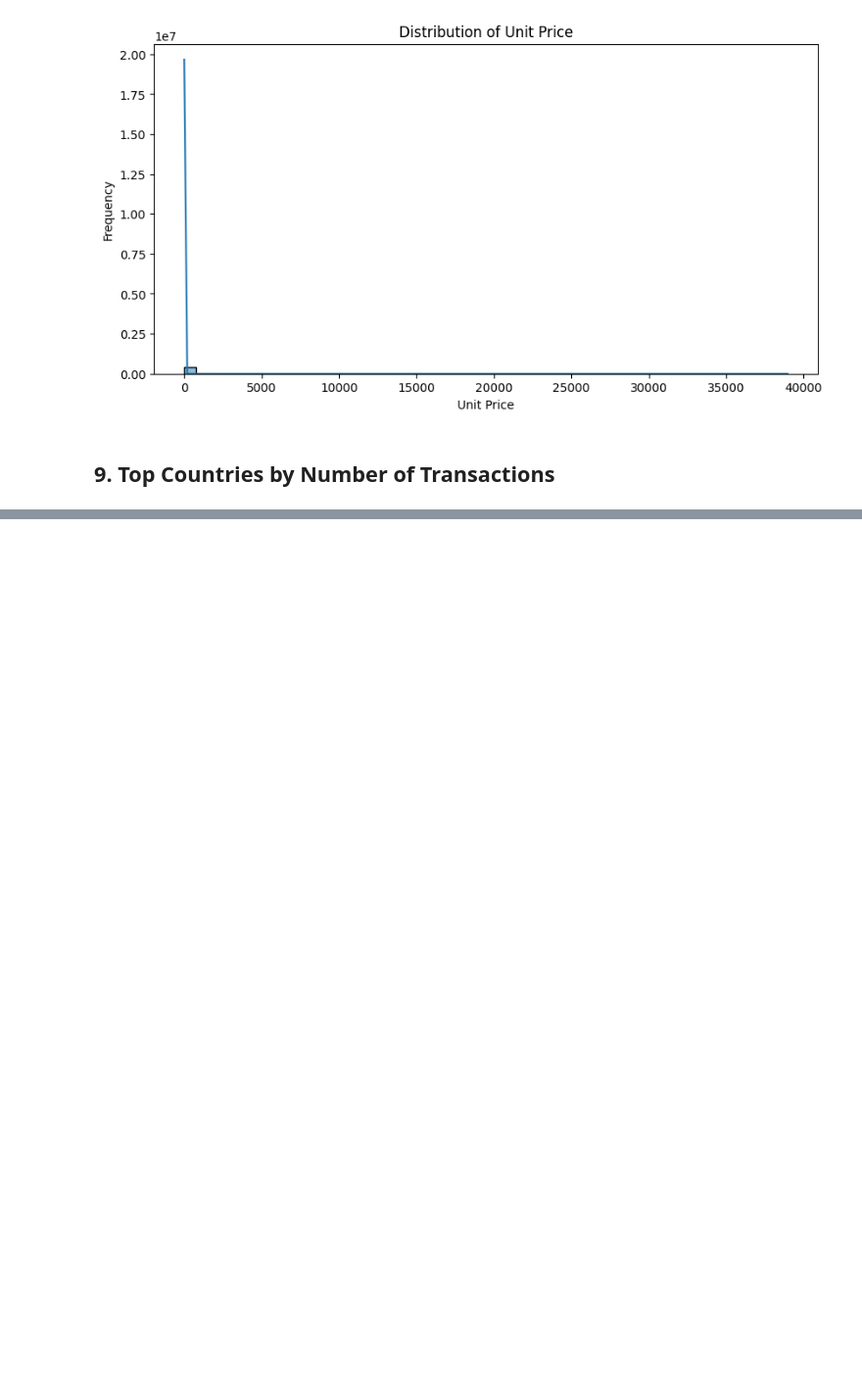
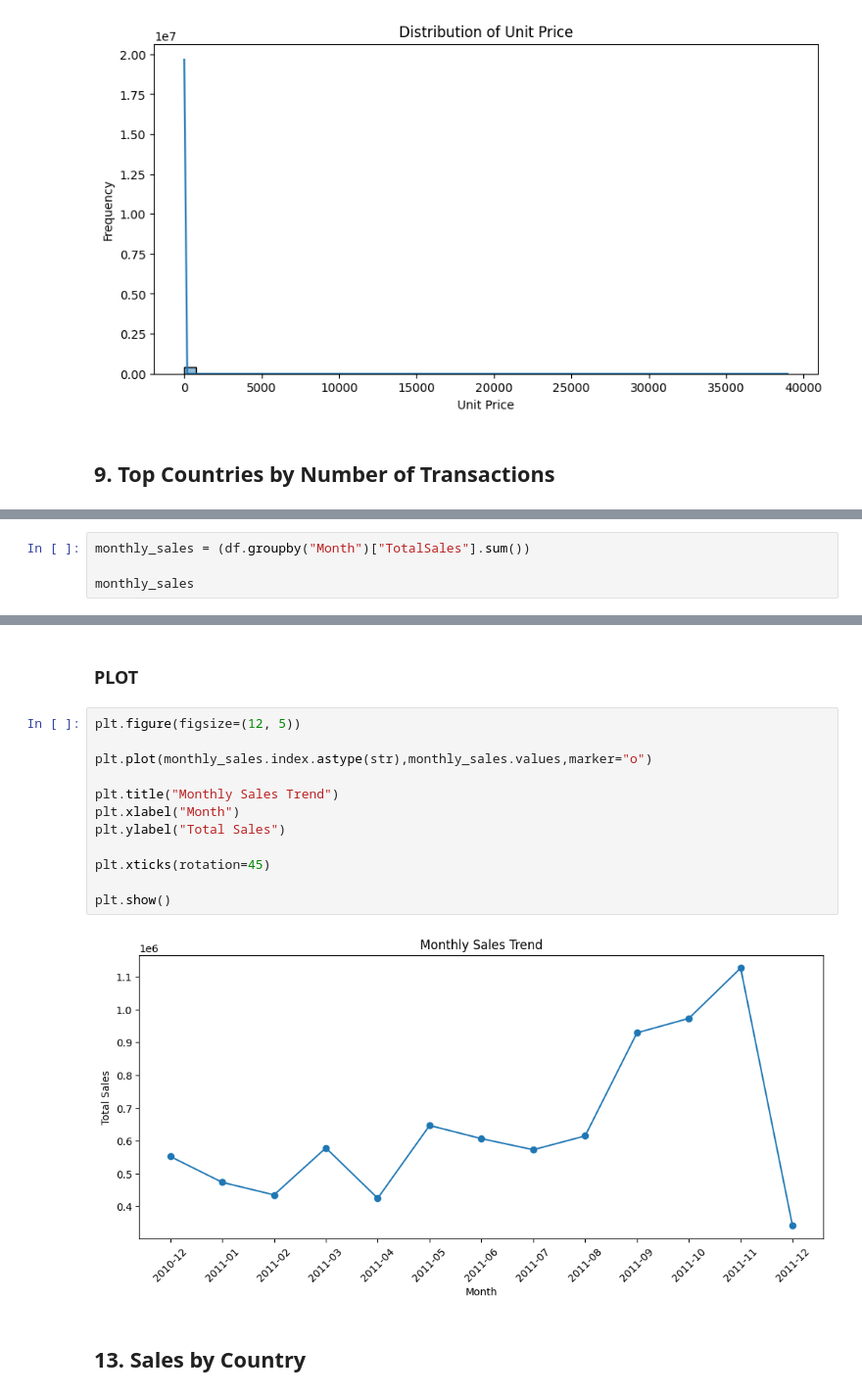
Before and after one commit to siddharth-kushwaha03/CODESOFT, a Jupyter notebook: CodeSoft_Task2/CodeSoft_task2.ipynb, the cells around one changed output, grey strips where cells are left out. Shown at 98% size. Drawn from its saved outputs; the diff is of its cells as text; blank space fills up the shorter version.

```diff
--- a/CodeSoft_Task2/CodeSoft_task2.ipynb
+++ b/CodeSoft_Task2/CodeSoft_task2.ipynb
@@ -152,0 +272,4 @@ plt.show()
+# %%
+monthly_sales = (df.groupby("Month")["TotalSales"].sum())
+
+monthly_sales
@@ -152,0 +292,18 @@ plt.show()
+# %% [markdown]
+### PLOT
+# %%
+plt.figure(figsize=(12, 5))
+
+plt.plot(monthly_sales.index.astype(str),monthly_sales.values,marker="o")
+
+plt.title("Monthly Sales Trend")
+plt.xlabel("Month")
+plt.ylabel("Total Sales")
+
+plt.xticks(rotation=45)
+
+plt.show()
+# %% [output]
+[figure, added]
+# %% [markdown]
+## 13. Sales by Country
```
Also changed, not shown: parts of 53 cells of this notebook.
